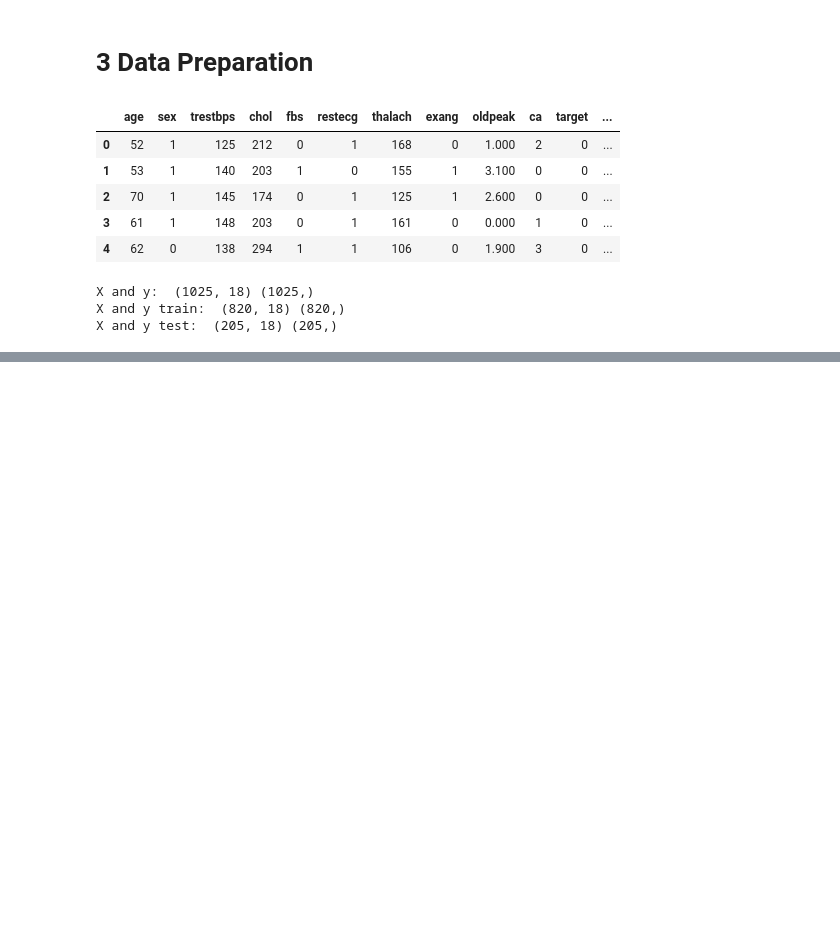
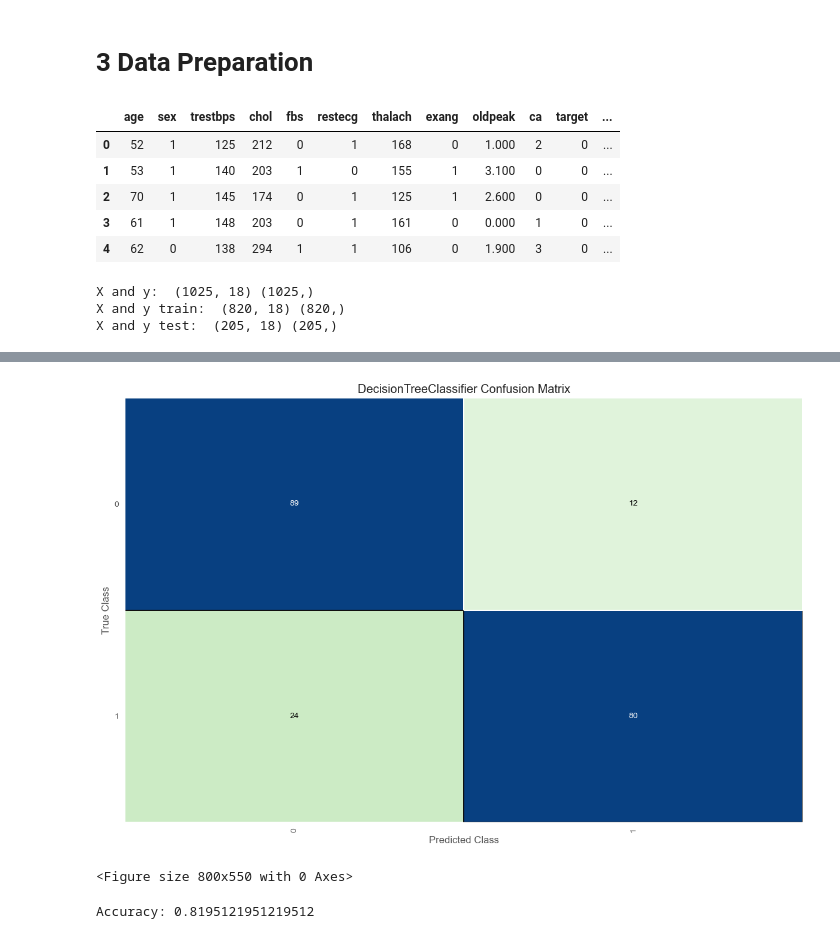
Before and after one commit to Sandokhan/IACEC, a Jupyter notebook: project.ipynb, the cells around one changed output, grey strips where cells are left out. Drawn from its saved outputs; the diff is of its cells as text; code cells hidden in the pictures; blank space fills up the shorter version.

```diff
--- a/project.ipynb
+++ b/project.ipynb
@@ -297,0 +391,24 @@ X and y test:  (205, 18) (205,)
+# %%
+fig = plt.subplots(figsize=(12, 8))
+
+
+confusion_matrix(DecisionTreeClassifier(criterion="gini", max_depth=3), X_train, y_train, X_test, y_test, classes=cnames, cmap="GnBu",)
+plt.tight_layout();
+# plt.show();
+# %% [output]
+[figure, added]
+<Figure size 800x550 with 0 Axes>
+# %%
+# Create Decision Tree classifer object
+dte = DecisionTreeClassifier(criterion="entropy", max_depth=3)
+
+# Train Decision Tree Classifer
+dte = dte.fit(X_train,y_train)
+
+#Predict the response for test dataset
+y_pred = dte.predict(X_test)
+
+# Model Accuracy, how often is the classifier correct?
+print("Accuracy:", accuracy_score(y_test, y_pred))
+# %% [output]
+Accuracy: 0.8195121951219512
```
Also changed, not shown: parts of 13 cells of this notebook.
